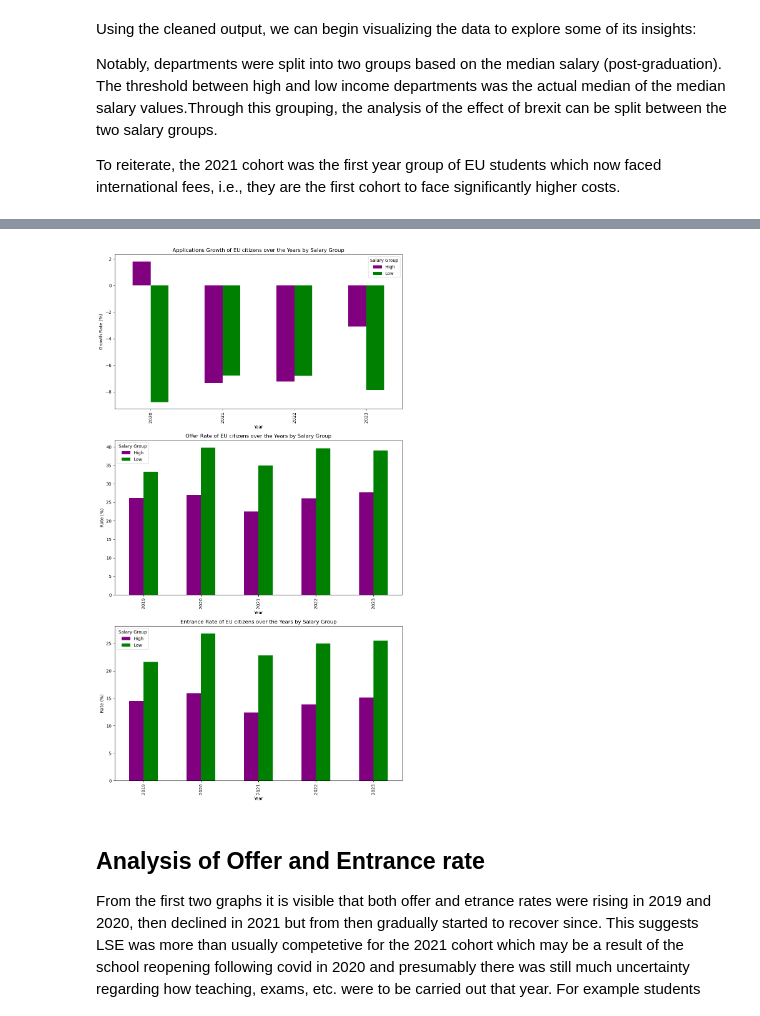
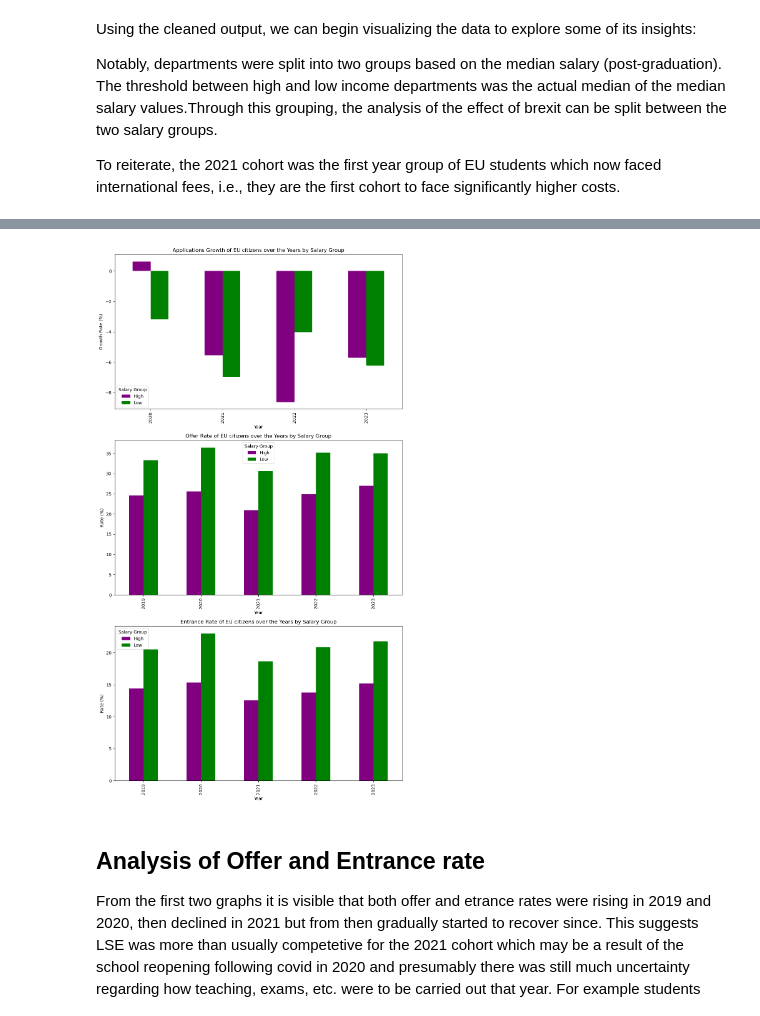
Before and after one commit to ascneuenheim/ST115_Brexit, a Jupyter notebook: Question 2.ipynb, the cells around one changed output, grey strips where cells are left out. Cells and saved outputs as stored; diff of their text form; code cells hidden in the pictures.

```diff
--- a/Question 2.ipynb
+++ b/Question 2.ipynb
@@ -259,7 +357,7 @@ import pandas as pd
 import matplotlib.pyplot as plt
 
 # Load the dataset
-data = pd.read_csv('Data/PhilipEUCleaned.csv')
+data = pd.read_csv('Data/PhilipEUCleaned2804.csv')
 
 # Define the years to aggregate data over
 years = ['2019', '2020', '2021', '2022', '2023']
@@ -288,34 +386,34 @@ for year in years[1:]:  # Start from 2020 to be able to calculate growth from 20
 growth_columns = [f'Applications Growth {year}' for year in years[1:]]  # Exclude 2019 as there's no previous year data
 melted_growth_data = agg_data.melt(id_vars=['Salary Group'], value_vars=growth_columns, var_name='Year_Type', value_name='Growth Rate')
 melted_growth_data['Year'] = melted_growth_data['Year_Type'].str.extract('(\d+)').astype(int)
 melted_growth_data['Type'] = 'Applications Growth'
 
 # Reshape the rate data for plotting
 rate_columns = [col for col in agg_data.columns if 'Rate' in col and 'Growth' not in col]
 melted_rate_data = agg_data.melt(id_vars=['Salary Group'], value_vars=rate_columns, var_name='Year_Type', value_name='Rate')
 melted_rate_data['Year'] = melted_rate_data['Year_Type'].str.extract('(\d+)').astype(int)
 melted_rate_data['Type'] = melted_rate_data['Year_Type'].apply(lambda x: 'Offer Rate' if 'Offer Rate' in x else ('Entrance Rate' if 'Entrance Rate' in x else 'Applications'))
 
 # Combine growth data with other rate data for plotting
 combined_data = pd.concat([melted_growth_data, melted_rate_data])
 
 # Plotting with applications growth rate
 fig, axes = plt.subplots(nrows=3, ncols=1, figsize=(10, 18))
 
 # Plot settings
 types = ['Applications Growth', 'Offer Rate', 'Entrance Rate']
 colors = ['purple', 'green', 'red']
 for ax, rate_type in zip(axes.flatten(), types):
     pivot_df = combined_data[combined_data['Type'] == rate_type].pivot(index='Year', columns='Salary Group', values='Growth Rate' if 'Growth' in rate_type else 'Rate')
     pivot_df.plot(kind='bar', ax=ax, color=colors)
     ax.set_title(f'{rate_type} of EU citizens over the Years by Salary Group')
     ax.set_ylabel('Growth Rate (%)' if 'Growth' in rate_type else 'Rate (%)')
     ax.set_xlabel('Year')
 
 plt.tight_layout()
 plt.show()
 # %% [output]
-[figure, old version]
+[figure, new version]
 # %% [markdown]
 ## Analysis of Offer and Entrance rate
 
```
Also changed, not shown: parts of 9 cells of this notebook, 3 other files.
